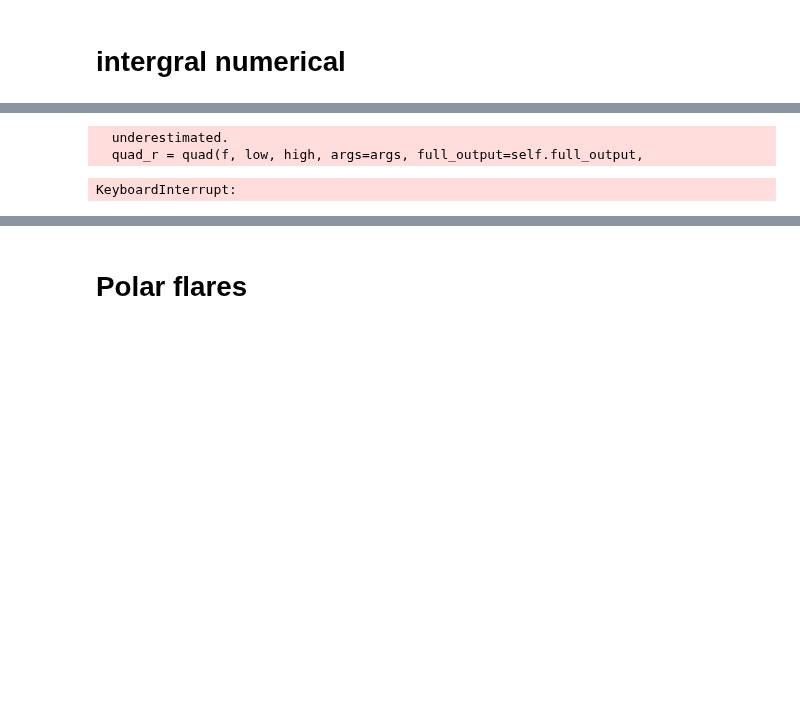
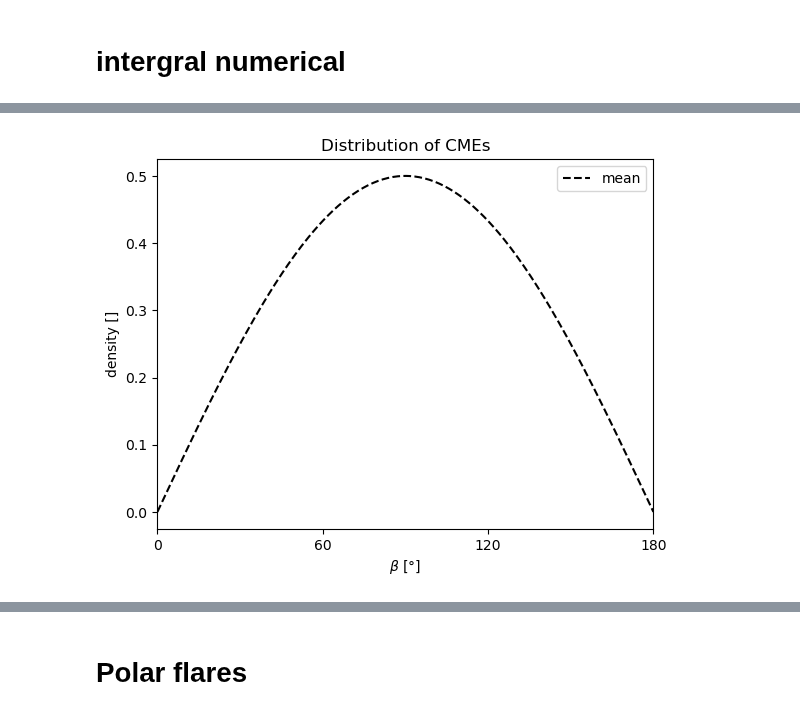
Before and after one commit to demichieldewilde/CME_distribution, a Jupyter notebook: CME_distribution_ni.ipynb, the cells around one changed output, grey strips where cells are left out. Cells and saved outputs as stored; diff of their text form; code cells hidden in the pictures; blank space fills up the shorter version.

```diff
--- a/CME_distribution_ni.ipynb
+++ b/CME_distribution_ni.ipynb
@@ -178,7 +183,7 @@ def get_rho_beta(beta, tau):
     print(beta, tau, end='\r')
     result, error = nquad(f_integrand_(beta, tau, vec=False), [[0, np.pi],       # theta, phi, theta2
                                                 [0, 2*np.pi],         # phi
-                                                [0, np.pi / 2 ]], opts={"epsrel":0.05, 'epsabs':1e-1})       # theta2
+                                                [0, np.pi / 2 ]], opts={"epsrel":0.05, 'epsabs':1e-2})       # theta2
     end_time = time.time()
     print(f'For params {beta=}, {tau = } we find the distibution to be {result/ (np.abs(np.sin(beta)) +0.001)}, with estimated error {error/ (np.abs(np.sin(beta)) +0.001)}. \
         Taking {(end_time-start_time):.2f} to calculate.')
@@ -225,4 +245,2 @@ calculating tau = 0.0
-  underestimated.
-  quad_r = quad(f, low, high, args=args, full_output=self.full_output,
-KeyboardInterrupt:
+[figure, added]
 # %%
```
Also changed, not shown: parts of 6 cells of this notebook.
